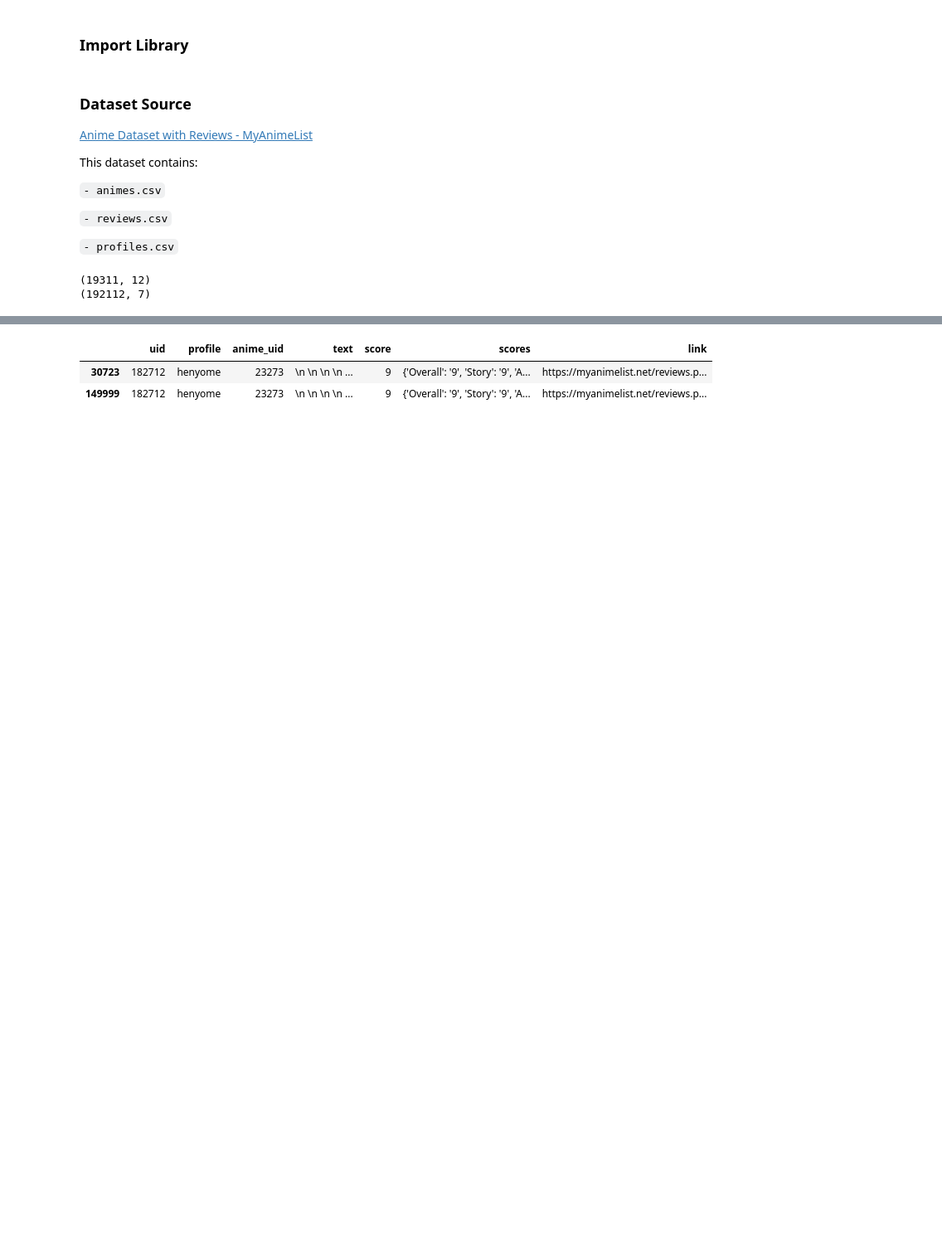
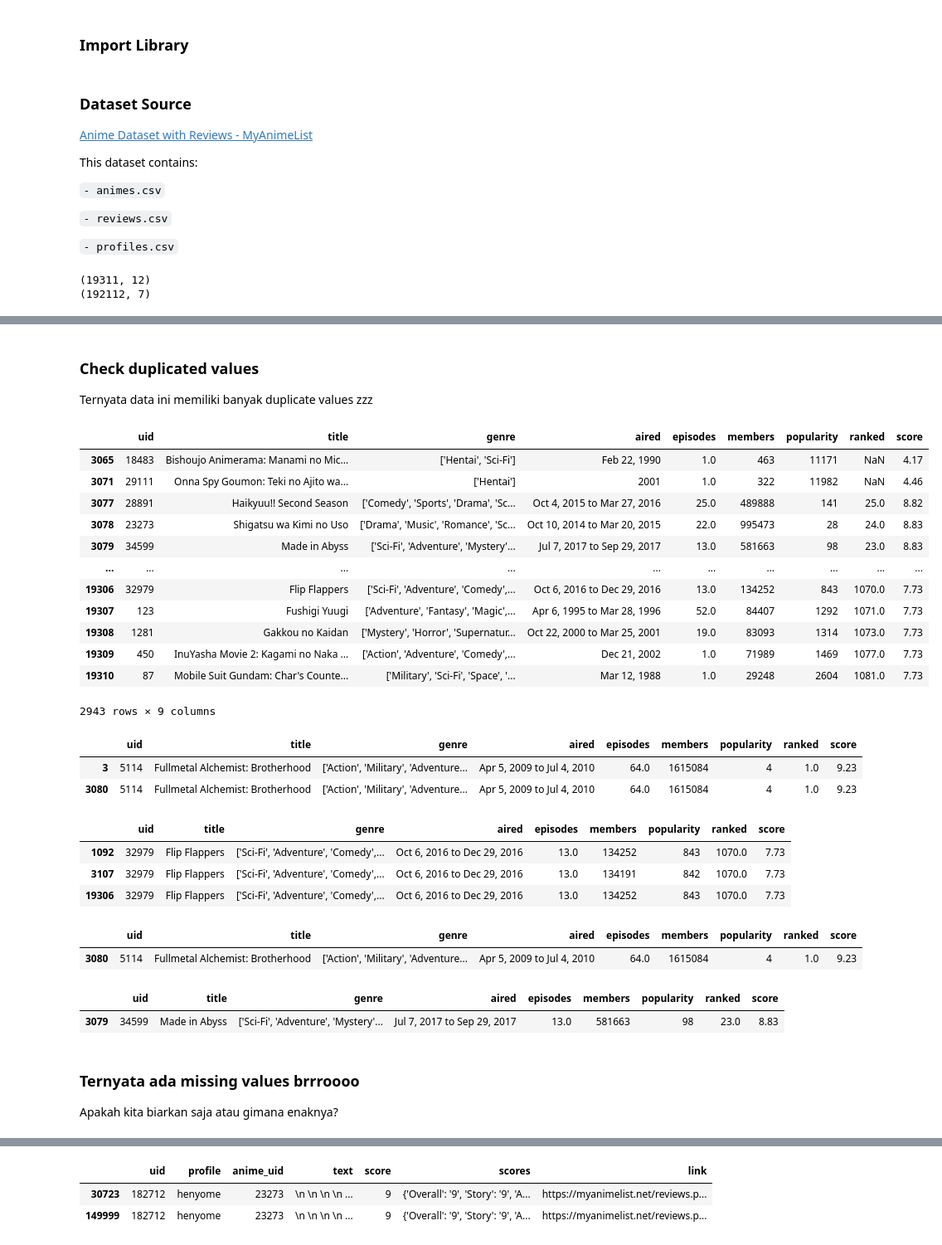
Before and after one commit to shandytp/anime-recommender-system, a Jupyter notebook: anime-recommendation.ipynb, the cells around one changed output, grey strips where cells are left out. Shown at 83% size. Saved outputs shown, nothing was run; the diff lists cells and outputs as text; code cells hidden in the pictures; blank space fills up the shorter version.

```diff
--- a/anime-recommendation.ipynb
+++ b/anime-recommendation.ipynb
@@ -157,0 +99,33 @@ data_anime[ids.isin(ids[ids.duplicated()])].sort_values("anime_uid")
+# %% [markdown]
+### Check duplicated values
+
+Ternyata data ini memiliki banyak duplicate values zzz
+# %%
+data_anime[data_anime.duplicated()]
+# %% [output]
+|  | uid | title | genre | aired | episodes | members | popularity | ranked | score |
+| 3065 | 18483 | Bishoujo Animerama: Manami no Mic... | ['Hentai', 'Sci-Fi'] | Feb 22, 1990 | 1.0 | 463 | 11171 | NaN | 4.17 |
+| 3071 | 29111 | Onna Spy Goumon: Teki no Ajito wa... | ['Hentai'] | 2001 | 1.0 | 322 | 11982 | NaN | 4.46 |
+| 3077 | 28891 | Haikyuu!! Second Season | ['Comedy', 'Sports', 'Drama', 'Sc... | Oct 4, 2015 to Mar 27, 2016 | 25.0 | 489888 | 141 | 25.0 | 8.82 |
+| 3078 | 23273 | Shigatsu wa Kimi no Uso | ['Drama', 'Music', 'Romance', 'Sc... | Oct 10, 2014 to Mar 20, 2015 | 22.0 | 995473 | 28 | 24.0 | 8.83 |
+| 3079 | 34599 | Made in Abyss | ['Sci-Fi', 'Adventure', 'Mystery'... | Jul 7, 2017 to Sep 29, 2017 | 13.0 | 581663 | 98 | 23.0 | 8.83 |
+| ... | ... | ... | ... | ... | ... | ... | ... | ... | ... |
+| 19306 | 32979 | Flip Flappers | ['Sci-Fi', 'Adventure', 'Comedy',... | Oct 6, 2016 to Dec 29, 2016 | 13.0 | 134252 | 843 | 1070.0 | 7.73 |
+| 19307 | 123 | Fushigi Yuugi | ['Adventure', 'Fantasy', 'Magic',... | Apr 6, 1995 to Mar 28, 1996 | 52.0 | 84407 | 1292 | 1071.0 | 7.73 |
+| 19308 | 1281 | Gakkou no Kaidan | ['Mystery', 'Horror', 'Supernatur... | Oct 22, 2000 to Mar 25, 2001 | 19.0 | 83093 | 1314 | 1073.0 | 7.73 |
+| 19309 | 450 | InuYasha Movie 2: Kagami no Naka ... | ['Action', 'Adventure', 'Comedy',... | Dec 21, 2002 | 1.0 | 71989 | 1469 | 1077.0 | 7.73 |
+| 19310 | 87 | Mobile Suit Gundam: Char's Counte... | ['Military', 'Sci-Fi', 'Space', '... | Mar 12, 1988 | 1.0 | 29248 | 2604 | 1081.0 | 7.73 |
+2943 rows × 9 columns
+# %%
+data_anime[data_anime['uid'] == 5114]
+# %% [output]
+|  | uid | title | genre | aired | episodes | members | popularity | ranked | score |
+| 3 | 5114 | Fullmetal Alchemist: Brotherhood | ['Action', 'Military', 'Adventure... | Apr 5, 2009 to Jul 4, 2010 | 64.0 | 1615084 | 4 | 1.0 | 9.23 |
+| 3080 | 5114 | Fullmetal Alchemist: Brotherhood | ['Action', 'Military', 'Adventure... | Apr 5, 2009 to Jul 4, 2010 | 64.0 | 1615084 | 4 | 1.0 | 9.23 |
+# %%
+data_anime[data_anime['uid'] == 32979]
+# %% [output]
+|  | uid | title | genre | aired | episodes | members | popularity | ranked | score |
+| 1092 | 32979 | Flip Flappers | ['Sci-Fi', 'Adventure', 'Comedy',... | Oct 6, 2016 to Dec 29, 2016 | 13.0 | 134252 | 843 | 1070.0 | 7.73 |
+| 3107 | 32979 | Flip Flappers | ['Sci-Fi', 'Adventure', 'Comedy',... | Oct 6, 2016 to Dec 29, 2016 | 13.0 | 134191 | 842 | 1070.0 | 7.73 |
+| 19306 | 32979 | Flip Flappers | ['Sci-Fi', 'Adventure', 'Comedy',... | Oct 6, 2016 to Dec 29, 2016 | 13.0 | 134252 | 843 | 1070.0 | 7.73 |
@@ -157,0 +134,14 @@ data_anime[ids.isin(ids[ids.duplicated()])].sort_values("anime_uid")
+# %%
+data_anime[data_anime['uid'] == 5114]
+# %% [output]
+|  | uid | title | genre | aired | episodes | members | popularity | ranked | score |
+| 3080 | 5114 | Fullmetal Alchemist: Brotherhood | ['Action', 'Military', 'Adventure... | Apr 5, 2009 to Jul 4, 2010 | 64.0 | 1615084 | 4 | 1.0 | 9.23 |
+# %%
+data_anime[data_anime['uid'] == 34599]
+# %% [output]
+|  | uid | title | genre | aired | episodes | members | popularity | ranked | score |
+| 3079 | 34599 | Made in Abyss | ['Sci-Fi', 'Adventure', 'Mystery'... | Jul 7, 2017 to Sep 29, 2017 | 13.0 | 581663 | 98 | 23.0 | 8.83 |
+# %% [markdown]
+### Ternyata ada missing values brrroooo
+
+Apakah kita biarkan saja atau gimana enaknya?
```
Also changed, not shown: parts of 50 cells of this notebook.
